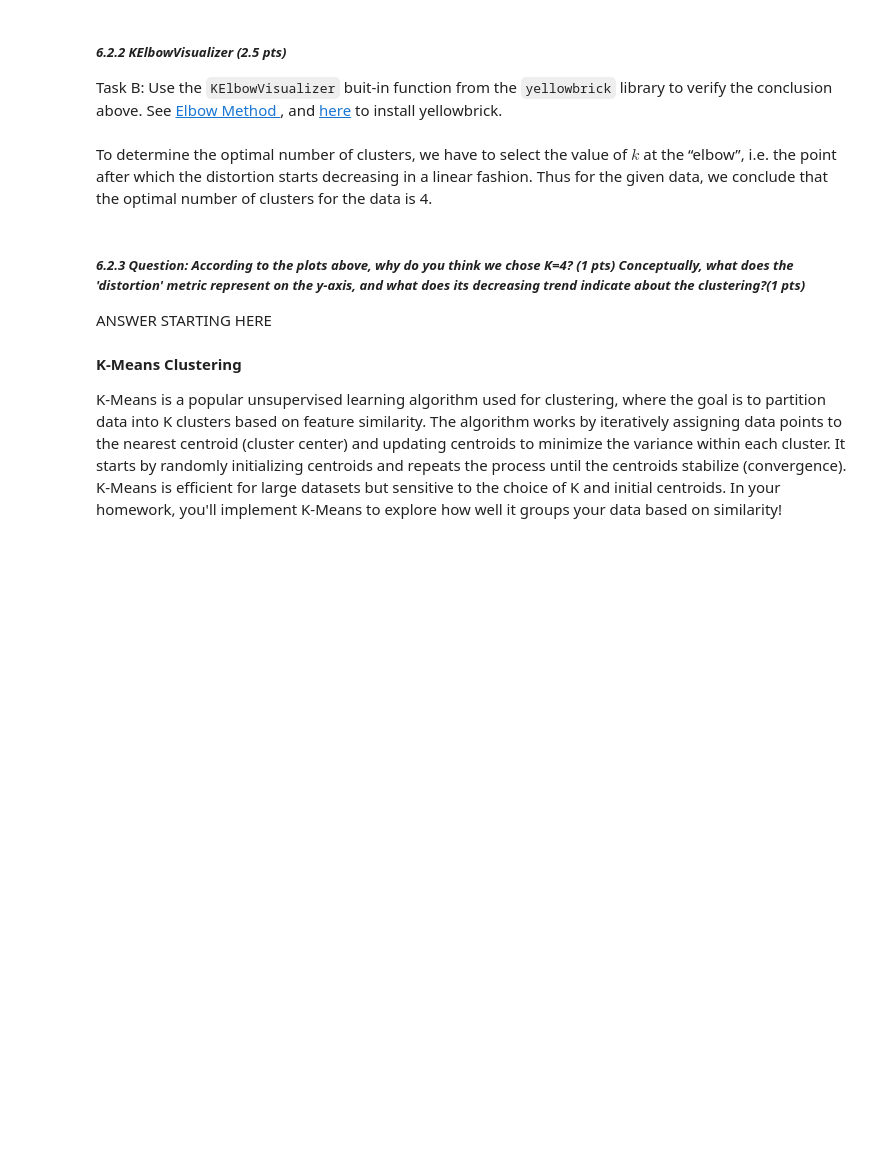
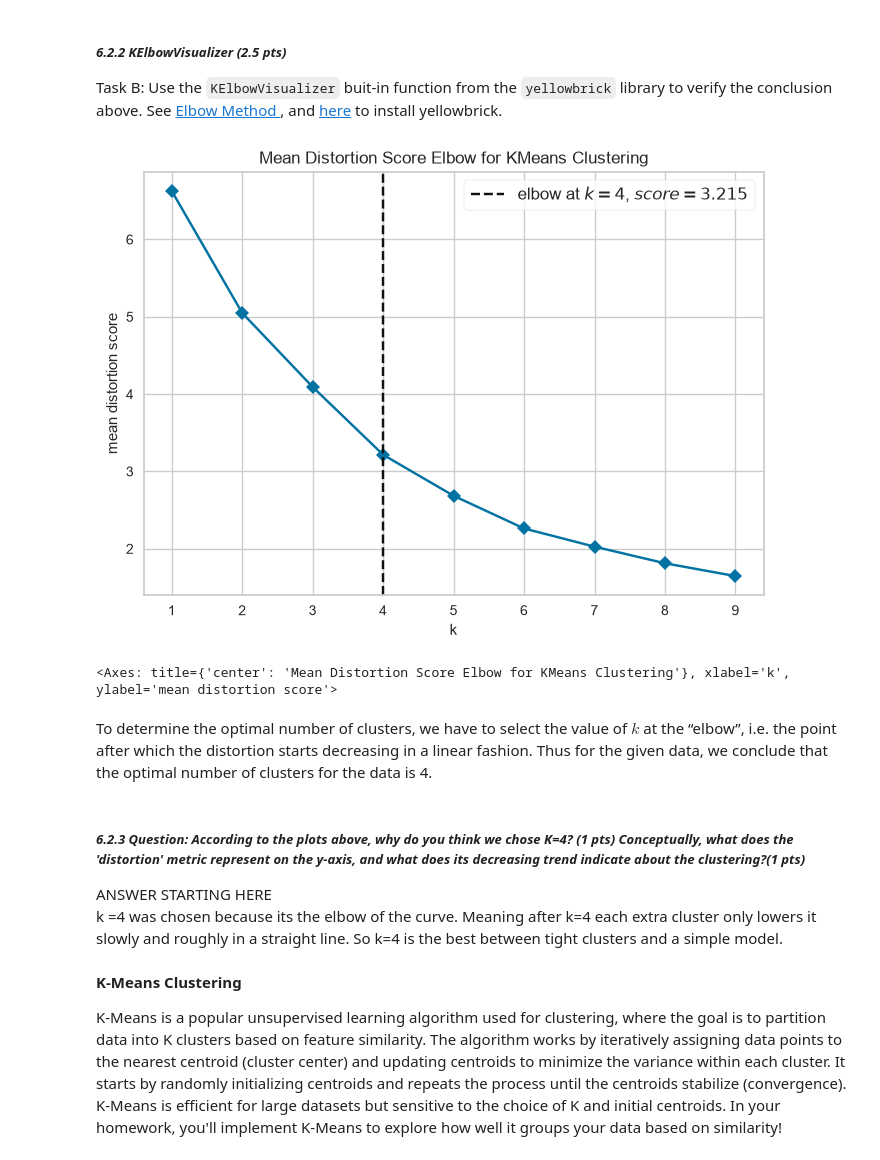
Before and after one commit to lukeadjei/CMSC320_HW1_sec0201_Git, a Jupyter notebook: HW4 - ML Classification and Clustering/CMSC320_HW4_Fall 2026_ML_Classifiers_Clustering.ipynb, the cells around one changed output. Saved outputs shown, nothing was run; the diff lists cells and outputs as text; code cells hidden in the pictures; blank space fills up the shorter version.

```diff
--- a/HW4 - ML Classification and Clustering/CMSC320_HW4_Fall 2026_ML_Classifiers_Clustering.ipynb
+++ b/HW4 - ML Classification and Clustering/CMSC320_HW4_Fall 2026_ML_Classifiers_Clustering.ipynb
@@ -580,28 +695,34 @@ Task B: Use the `KElbowVisualizer` buit-in function from the `yellowbrick` libra
 # %%
 from sklearn import datasets
 from sklearn.cluster import KMeans
 import matplotlib.pyplot as plt
 from yellowbrick.cluster import SilhouetteVisualizer
 from yellowbrick.cluster import KElbowVisualizer
 import yellowbrick.cluster.elbow as elbow_module
 from yellowbrick.cluster.elbow import distortion_score
 
 def mean_distortion_score(X, labels, metric="euclidean"):
     """Compute the mean distortion (average squared distance to centroids)"""
     total_distortion = distortion_score(X, labels, metric)
     return total_distortion / X.shape[0]
 
 elbow_module.KELBOW_SCOREMAP['distortion'] = mean_distortion_score
 
 
 # ANSWER STARTING HERE
 # Load the dataset
-X_yellowbrick =
+X_yellowbrick = X_pca
 
 # Instantiate the clustering model and visualizer
-
+model = KMeans(random_state=seed, n_init=10)
+visualizer = KElbowVisualizer(model, k=(1, 10), metric='distortion', timings=False)
+visualizer.fit(X_yellowbrick)
+visualizer.show()
 
 # ANSWER ENDS HERE
+# %% [output]
+[figure, added]
+<Axes: title={'center': 'Mean Distortion Score Elbow for KMeans Clustering'}, xlabel='k', ylabel='mean distortion score'>
 # %% [markdown]
 To determine the optimal number of clusters, we have to select the value of $k$ at the “elbow”, i.e. the point after which the distortion starts decreasing in a linear fashion. Thus for the given data, we conclude that the optimal number of clusters for the data is 4.
 # %%
@@ -609,7 +730,8 @@ k_cluster = 4
 # %% [markdown]
 ##### ***6.2.3 Question: According to the plots above, why do you think we chose K=4? (1 pts) Conceptually, what does the 'distortion' metric represent on the y-axis, and what does its decreasing trend indicate about the clustering?(1 pts)***
 
-ANSWER STARTING HERE
+ANSWER STARTING HERE\
+k =4 was chosen because its the elbow of the curve. Meaning after k=4 each extra cluster only lowers it slowly and roughly in a straight line. So k=4 is the best between tight clusters and a simple model.
 # %% [markdown]
 **K-Means Clustering**
 
```
Also changed, not shown: parts of 25 cells of this notebook.
